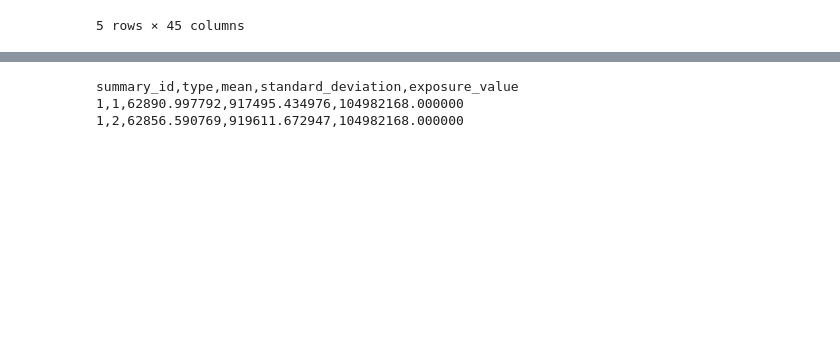
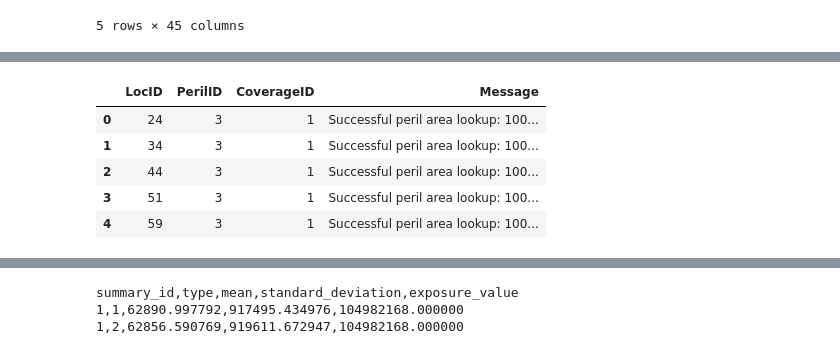
Before and after one commit to OasisLMF/ZurichWorkshop2018, a Jupyter notebook: excercise2.ipynb, the cells around one changed output, grey strips where cells are left out. Cells and saved outputs as stored; diff of their text form; code cells hidden in the pictures; blank space fills up the shorter version.

```diff
--- a/excercise2.ipynb
+++ b/excercise2.ipynb
@@ -399,5 +403,12 @@ success_dictionary = success_dictionary.values
 # %%
 failure_dictionary = pd.read_csv(os.path.join(analysis_directory, "tmp", "oasiskeyserrors.csv"))
-failure_dictionary = failure_dictionary.values
+failure_dictionary.head()
+# %% [output]
+|  | LocID | PerilID | CoverageID | Message |
+| 0 | 24 | 3 | 1 | Successful peril area lookup: 100... |
+| 1 | 34 | 3 | 1 | Successful peril area lookup: 100... |
+| 2 | 44 | 3 | 1 | Successful peril area lookup: 100... |
+| 3 | 51 | 3 | 1 | Successful peril area lookup: 100... |
+| 4 | 59 | 3 | 1 | Successful peril area lookup: 100... |
 # %%
 m = folium.Map(location=[	33.85, 35.50], zoom_start=12, tiles='cartodbpositron')
```
Also changed, not shown: parts of 7 cells of this notebook.
